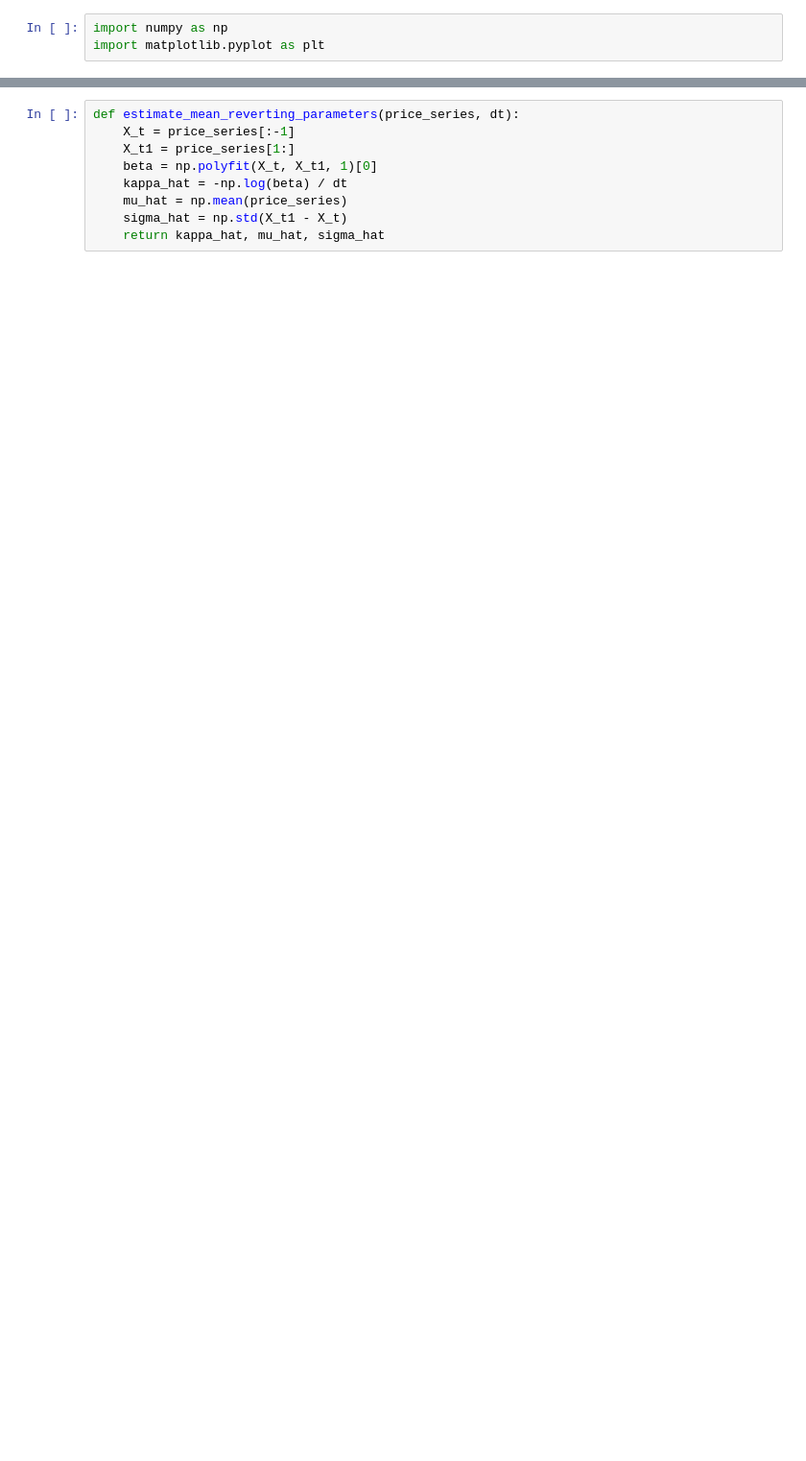
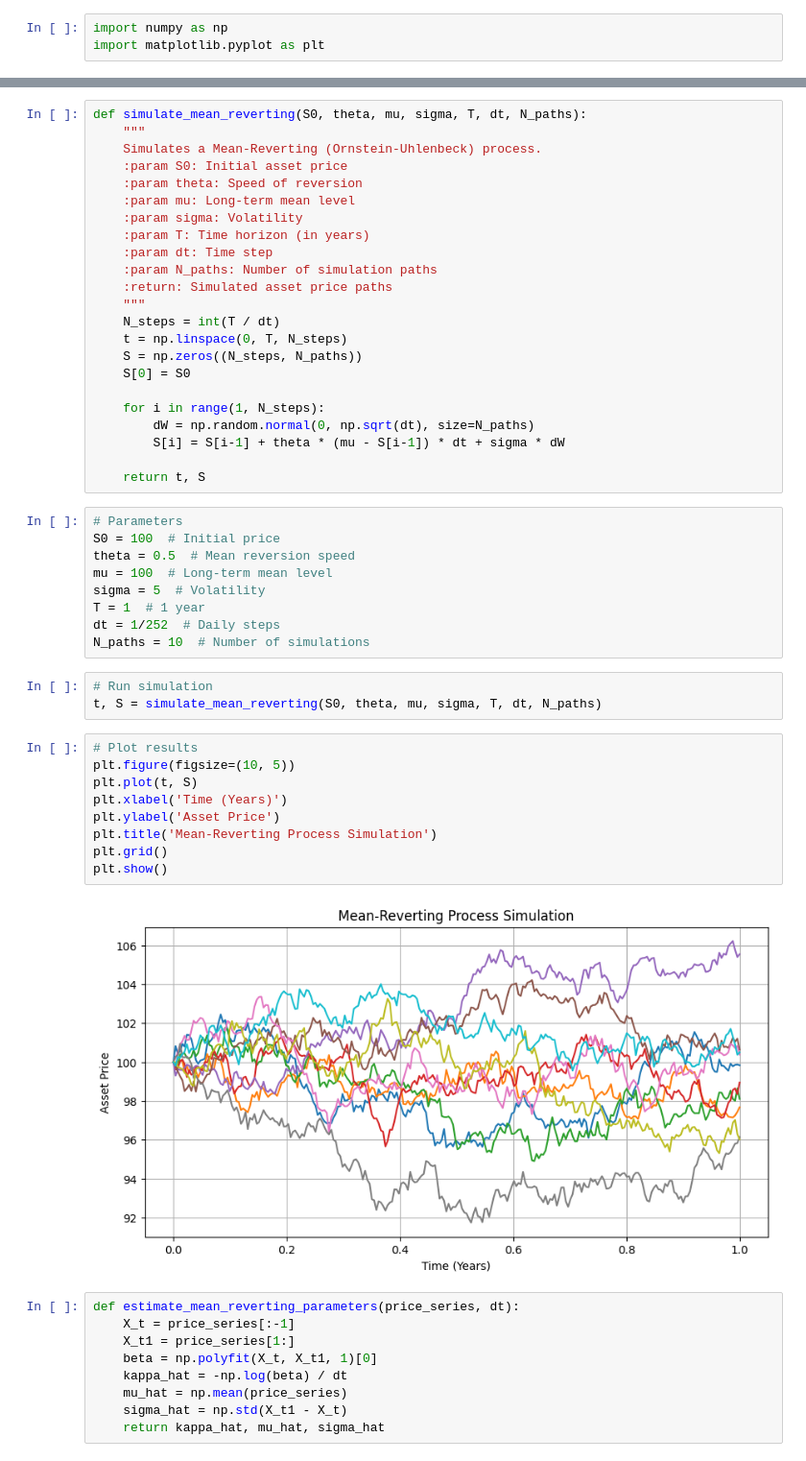
Before and after one commit to tommattoo/Mean-Reverting-Process, a Jupyter notebook: Mean-Reverting Process (Ornstein-Uhlenbeck Model).ipynb, the cells around one changed output, grey strips where cells are left out. Shown: that part at 96% size. Saved outputs shown, nothing was run; the diff lists cells and outputs as text; blank space fills up the shorter version.

```diff
--- a/Mean-Reverting Process (Ornstein-Uhlenbeck Model).ipynb
+++ b/Mean-Reverting Process (Ornstein-Uhlenbeck Model).ipynb
@@ -42,3 +4,49 @@ plt.show()
+# %%
+def simulate_mean_reverting(S0, theta, mu, sigma, T, dt, N_paths):
+    """
+    Simulates a Mean-Reverting (Ornstein-Uhlenbeck) process.
+    :param S0: Initial asset price
+    :param theta: Speed of reversion
+    :param mu: Long-term mean level
+    :param sigma: Volatility
+    :param T: Time horizon (in years)
+    :param dt: Time step
+    :param N_paths: Number of simulation paths
+    :return: Simulated asset price paths
+    """
+    N_steps = int(T / dt)
+    t = np.linspace(0, T, N_steps)
+    S = np.zeros((N_steps, N_paths))
+    S[0] = S0
+
+    for i in range(1, N_steps):
+        dW = np.random.normal(0, np.sqrt(dt), size=N_paths)
+        S[i] = S[i-1] + theta * (mu - S[i-1]) * dt + sigma * dW
+
+    return t, S
+# %%
+# Parameters
+S0 = 100  # Initial price
+theta = 0.5  # Mean reversion speed
+mu = 100  # Long-term mean level
+sigma = 5  # Volatility
+T = 1  # 1 year
+dt = 1/252  # Daily steps
+N_paths = 10  # Number of simulations
+# %%
+# Run simulation
+t, S = simulate_mean_reverting(S0, theta, mu, sigma, T, dt, N_paths)
+# %%
+# Plot results
+plt.figure(figsize=(10, 5))
+plt.plot(t, S)
+plt.xlabel('Time (Years)')
+plt.ylabel('Asset Price')
+plt.title('Mean-Reverting Process Simulation')
+plt.grid()
+plt.show()
+# %% [output]
+[figure, added]
 # %%
 def estimate_mean_reverting_parameters(price_series, dt):
     X_t = price_series[:-1]
```
Also changed, not shown: parts of 3 cells of this notebook.
